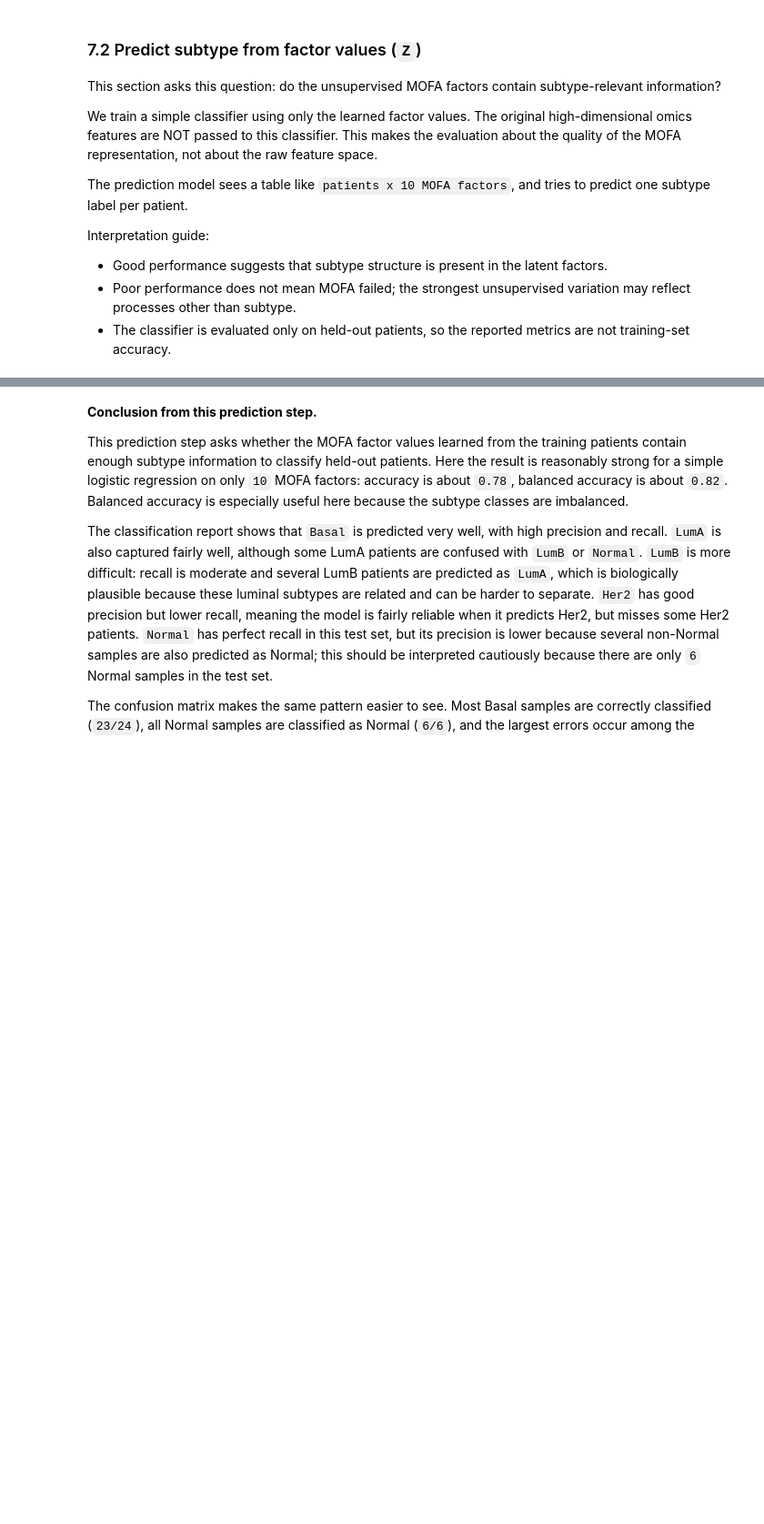
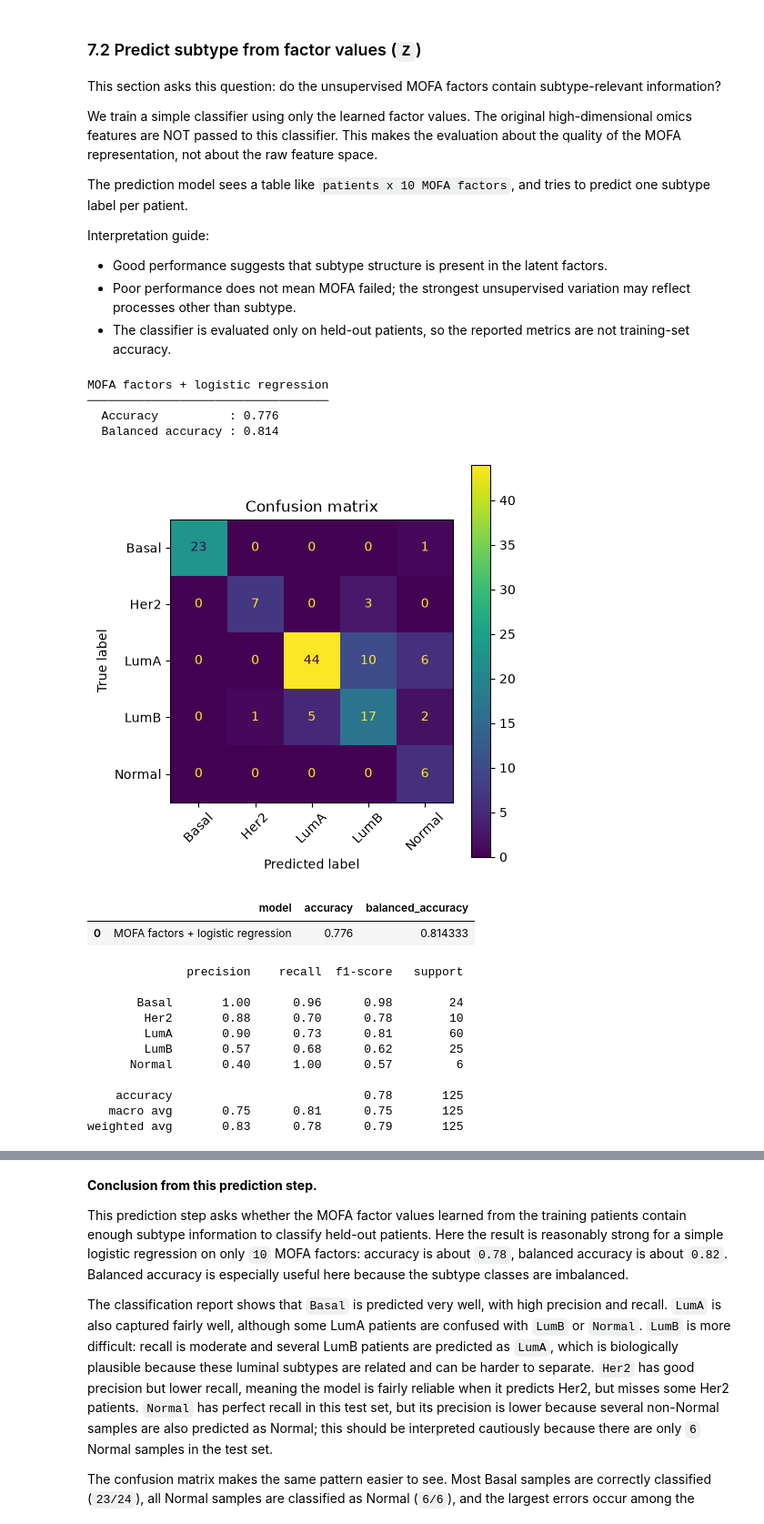
Before and after one commit to Barry8197/ECCB_2026_T8_CODE, a Jupyter notebook: sessions/session-2-multi-omics/part-2-correlation-based-methods.ipynb, the cells around one changed output, grey strips where cells are left out. Shown at 91% size. Saved outputs shown, nothing was run; the diff lists cells and outputs as text; code cells hidden in the pictures; blank space fills up the shorter version.

```diff
--- a/sessions/session-2-multi-omics/part-2-correlation-based-methods.ipynb
+++ b/sessions/session-2-multi-omics/part-2-correlation-based-methods.ipynb
@@ -732,39 +850,48 @@ Interpretation guide:
 - Poor performance does not mean MOFA failed; the strongest unsupervised variation may reflect processes other than subtype.
 - The classifier is evaluated only on held-out patients, so the reported metrics are not training-set accuracy.
 # %%
-### Exercise 5: Predict subtype using the MOFA factors
-#
-# Use the fit_factor_classifier() function defined previously.
-#
-# Questions:
-# 1. What data should be passed as predictor variables?
-# 2. Which metric is more appropriate when subtype classes are unbalanced?
-
-# -----------------
-# YOUR CODE HERE
-# -----------------
-
-# mofa_clf, mofa_pred, mofa_metrics = fit_factor_classifier(
-#     factors_df=...,       # TODO: Patient-by-factor table
-#     y=...,                # TODO: Subtype labels
-#     train_ids=...,        # TODO: Training patient IDs
-#     test_ids=...,         # TODO: Test patient IDs
-#     model_name= "MOFA factors + Logistic Regression"
-# )
+# Train logistic regression on training patients and predict held-out patients.
+# The classifier receives training MOFA factor values and projected test factor values, not the original omics matrices or weights.
+mofa_factor_clf, mofa_pred, mofa_metrics = fit_factor_classifier(
+    factors_df[feature_cols],
+    y,
+    train_ids.astype(str),
+    test_ids.astype(str),
+    "MOFA factors + logistic regression",
+)
 
 # Store metrics in a table so this result can be compared with later models.
 results_df = pd.DataFrame([mofa_metrics]).sort_values("balanced_accuracy", ascending=False)
 display(results_df)
 
 # Show per-subtype precision, recall, and F1 on the held-out test set.
 print(classification_report(y_test, mofa_pred))
 
 # Visualize which subtypes are confused with each other.
 ConfusionMatrixDisplay.from_predictions(
     y_test,
     mofa_pred,
     xticks_rotation=45,
 )
 plt.title("Confusion matrix — MOFA factors")
 plt.tight_layout()
 plt.show()
+# %% [output]
+MOFA factors + logistic regression
+──────────────────────────────────
+  Accuracy          : 0.776
+  Balanced accuracy : 0.814
+[figure, added]
+|  | model | accuracy | balanced_accuracy |
+| 0 | MOFA factors + logistic regression | 0.776 | 0.814333 |
+              precision    recall  f1-score   support
+
+       Basal       1.00      0.96      0.98        24
+        Her2       0.88      0.70      0.78        10
+        LumA       0.90      0.73      0.81        60
+        LumB       0.57      0.68      0.62        25
+      Normal       0.40      1.00      0.57         6
+
+    accuracy                           0.78       125
+   macro avg       0.75      0.81      0.75       125
+weighted avg       0.83      0.78      0.79       125
```
Also changed, not shown: parts of 24 cells of this notebook, 24 other files.
